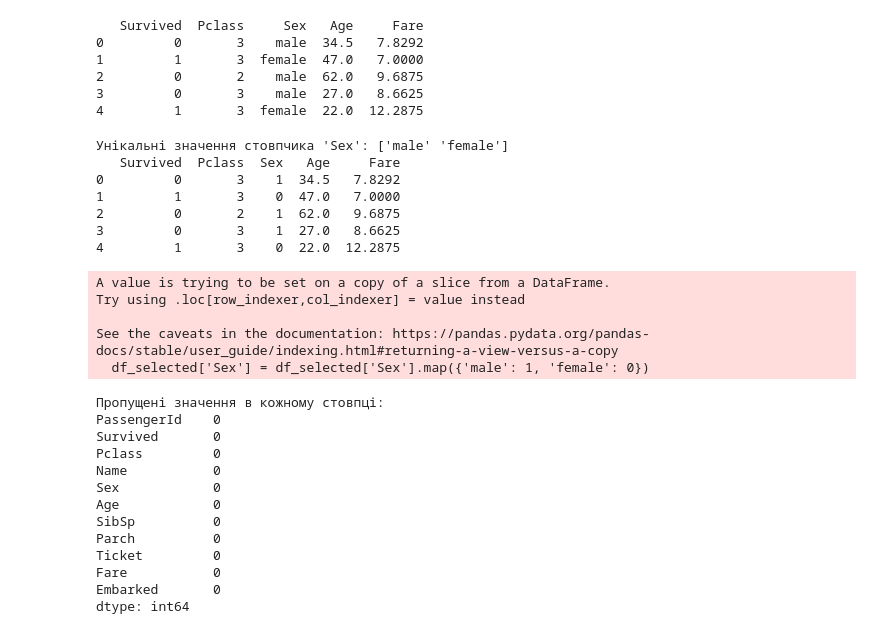
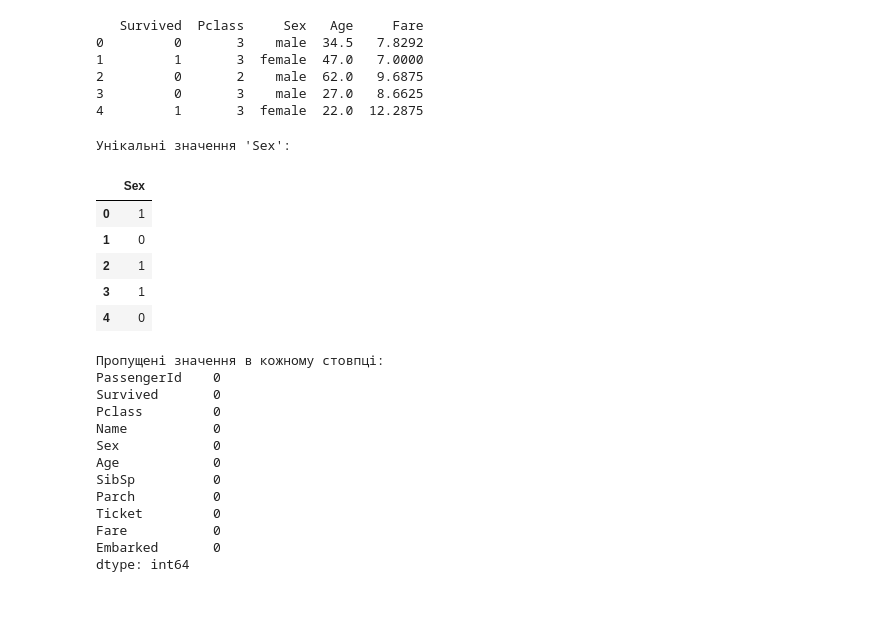
Before and after one commit to IlliaKindratenko/Machine-learning, a Jupyter notebook: Л_Р_2_2_Кіндратенко_І.ipynb, the cells around one changed output. Drawn from its saved outputs; the diff is of its cells as text; code cells hidden in the pictures; blank space fills up the shorter version.

```diff
--- a/Л_Р_2_2_Кіндратенко_І.ipynb
+++ b/Л_Р_2_2_Кіндратенко_І.ipynb
@@ -168,28 +228,21 @@ print(df_selected.head())
 3         0       3    male  27.0   8.6625
 4         1       3  female  22.0  12.2875
 # %%
-# Перевірка унікальних значень стовпчика 'Sex'
-unique_values_sex = df_selected['Sex'].unique()
-print(f"Унікальні значення стовпчика 'Sex': {unique_values_sex}")
+selected_columns = df[['Sex']].copy()
+print("Унікальні значення 'Sex':")
+selected_columns['Sex'].unique()
 
 # Заміна значень 'male' на 1 та 'female' на 0
-df_selected['Sex'] = df_selected['Sex'].map({'male': 1, 'female': 0})
-
-# Перевірка результатів заміни
-print(df_selected.head())
+selected_columns.loc[:, 'Sex'] = selected_columns['Sex'].map({'male': 1, 'female': 0})
+selected_columns.head()
 # %% [output]
-Унікальні значення стовпчика 'Sex': ['male' 'female']
-   Survived  Pclass  Sex   Age     Fare
-0         0       3    1  34.5   7.8292
-1         1       3    0  47.0   7.0000
-2         0       2    1  62.0   9.6875
-3         0       3    1  27.0   8.6625
-4         1       3    0  22.0  12.2875
+Унікальні значення 'Sex':
-A value is trying to be set on a copy of a slice from a DataFrame.
-Try using .loc[row_indexer,col_indexer] = value instead
-
-See the caveats in the documentation: https://pandas.pydata.org/pandas-docs/stable/user_guide/indexing.html#returning-a-view-versus-a-copy
-  df_selected['Sex'] = df_selected['Sex'].map({'male': 1, 'female': 0})
+|  | Sex |
+| 0 | 1 |
+| 1 | 0 |
+| 2 | 1 |
+| 3 | 1 |
+| 4 | 0 |
 # %%
 # Перевірка наявності пропущених значень у датасеті
 missing_values = df.isnull().sum()
```
Also changed, not shown: parts of 6 cells of this notebook.
